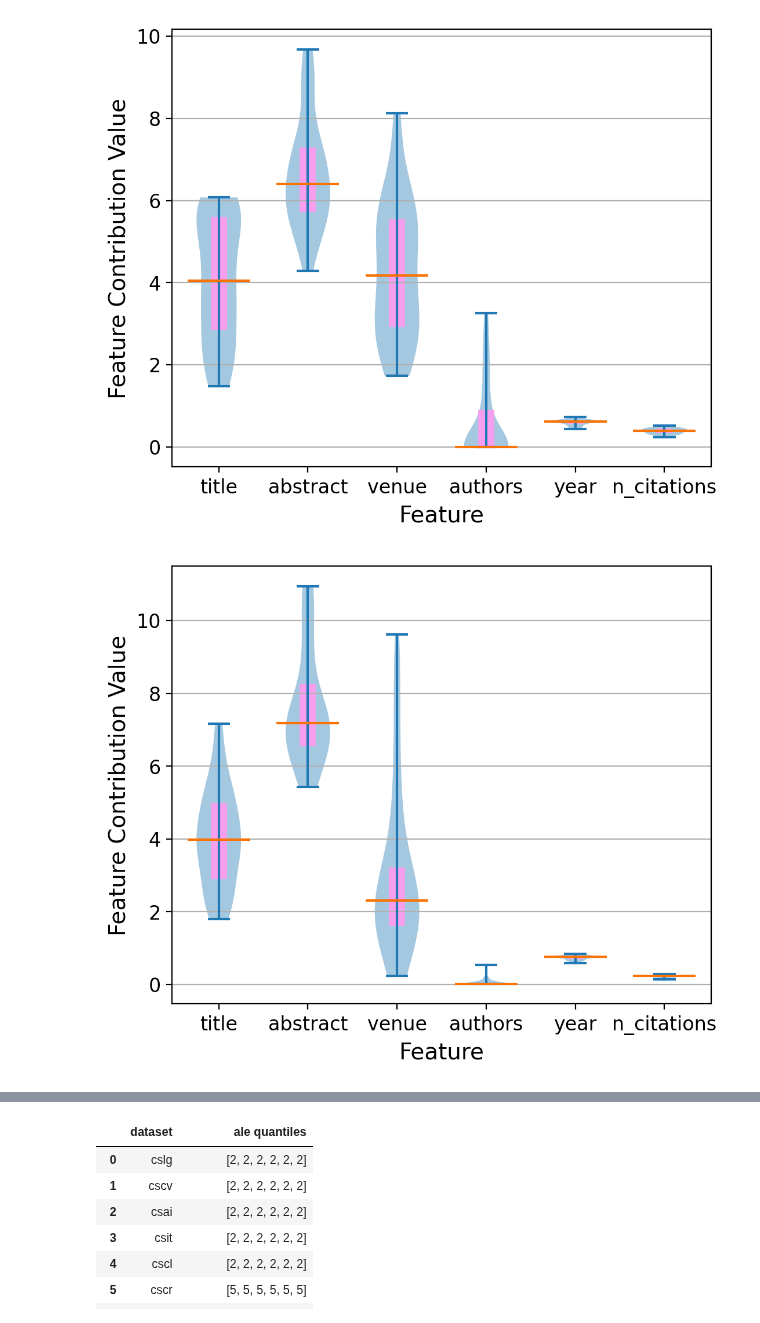
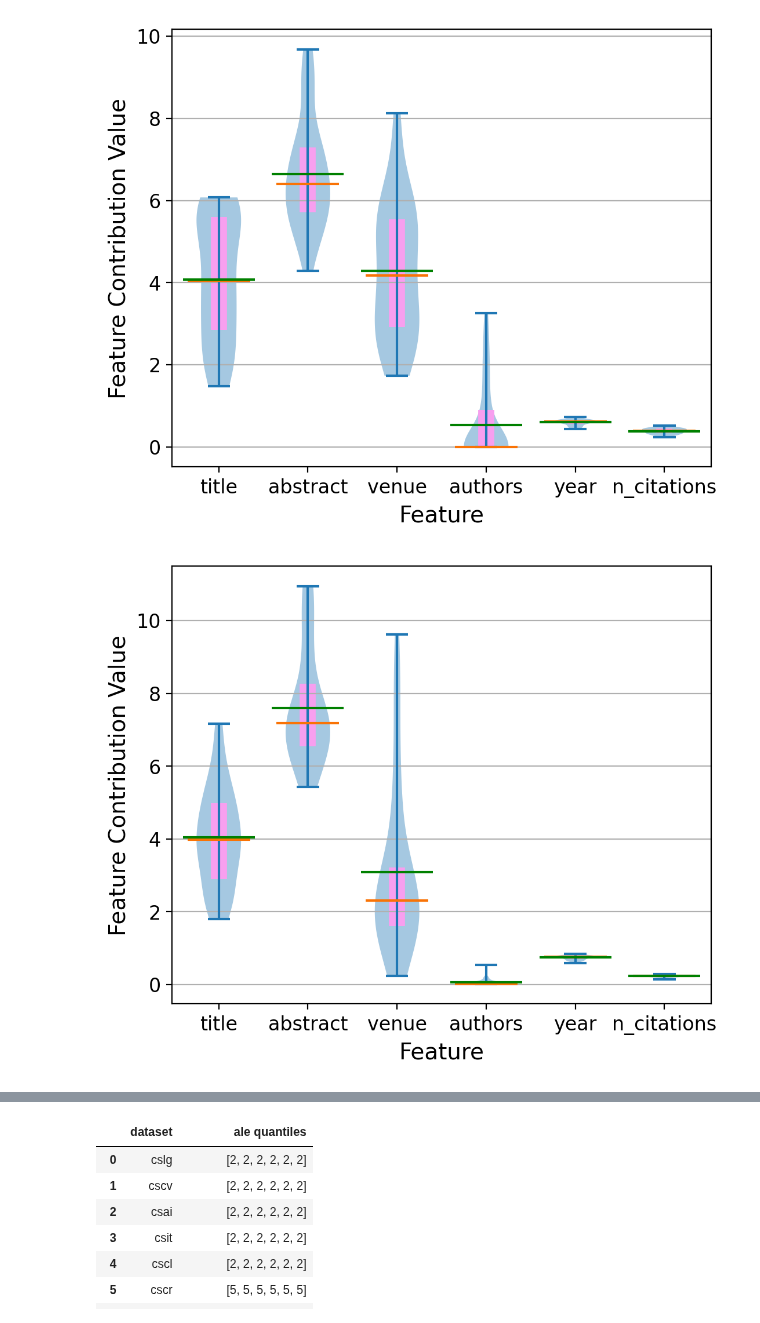
Before and after one commit to youyinnn/s2search, a Jupyter notebook: xai_process_plotting.ipynb, the cells around one changed output, grey strips where cells are left out. Drawn from its saved outputs; the diff is of its cells as text; code cells hidden in the pictures.

```diff
--- a/xai_process_plotting.ipynb
+++ b/xai_process_plotting.ipynb
@@ -110,6 +110,7 @@ xai_fi_metrics_pd = pd.DataFrame(columns=['dataset', *fis], data=xai_metrics_arr
 import matplotlib.pyplot as plt
 
 md_map = {}
+av_map = {}
 mode_map = {}
 
 for fi in fis:
@@ -125,15 +126,24 @@ for fi in fis:
     fi_data = np.transpose(fi_data)
     all_data = [list(l) for l in fi_data]
     md_arr = [round(np.median(l), 4) for l in all_data]
+    av_arr = [round(np.average(l), 4) for l in all_data]
     md_arr = [
         {
             'feature': ['title', 'abstract', 'venue', 'authors', 'year', 'n_citations'][i],
-            'median': md_arr[i]
+            'median': md_arr[i],
+        }
+        for i in range(6)
+    ]
+    av_arr = [
+        {
+            'feature': ['title', 'abstract', 'venue', 'authors', 'year', 'n_citations'][i],
+            'average': av_arr[i],
         }
         for i in range(6)
     ]
 
     md_map[fi] = sorted(md_arr, key=lambda x:x['median'], reverse=True)
+    av_map[fi] = sorted(av_arr, key=lambda x:x['average'], reverse=True)
     fig, ax = plt.subplots(nrows=1, ncols=1, figsize=(6, 5), dpi=200)
 
     # plot box plot
@@ -157,7 +167,7 @@ for fi in fis:
     stdd = np.std(all_data, ddof=1, axis=1)
 
     ax.scatter(inds, medians, marker='_', color='#f97306', s=1500, zorder=3, alpha=1)
-    # ax.scatter(inds, average, marker='_', color='green', s=2000, zorder=3, alpha=1)
+    ax.scatter(inds, average, marker='_', color='green', s=2000, zorder=3, alpha=1)
     # ax.scatter(inds, stdd, marker='_', color='blue', s=2000, zorder=3, alpha=1)
     ax.vlines(inds, quartile1, quartile3, color='#f79fef', linestyle='-', lw=10, zorder=1)
 
@@ -181,8 +191,13 @@ for fi in fis:
 #     for kk in mode_map[k].keys():
 #         print(kk, mode_map[k][kk])
 
-# print()
-# for k in md_map.keys():
-#     print(k)
-#     print([f"{v['feature']}({v['median']})" for v in md_map[k]])
+print()
+for k in md_map.keys():
+    print(k)
+    print([f"{v['feature']}({v['median']})" for v in md_map[k]])
+
+print()
+for k in av_map.keys():
+    print(k)
+    print([f"{v['feature']}({v['average']})" for v in av_map[k]])
 # %% [output]
@@ -189,2 +221,2 @@ for fi in fis:
-[figure, old version]
+[figure, new version]
-[figure, old version]
+[figure, new version]
```
Also changed, not shown: parts of 3 cells of this notebook, 2 other files.
